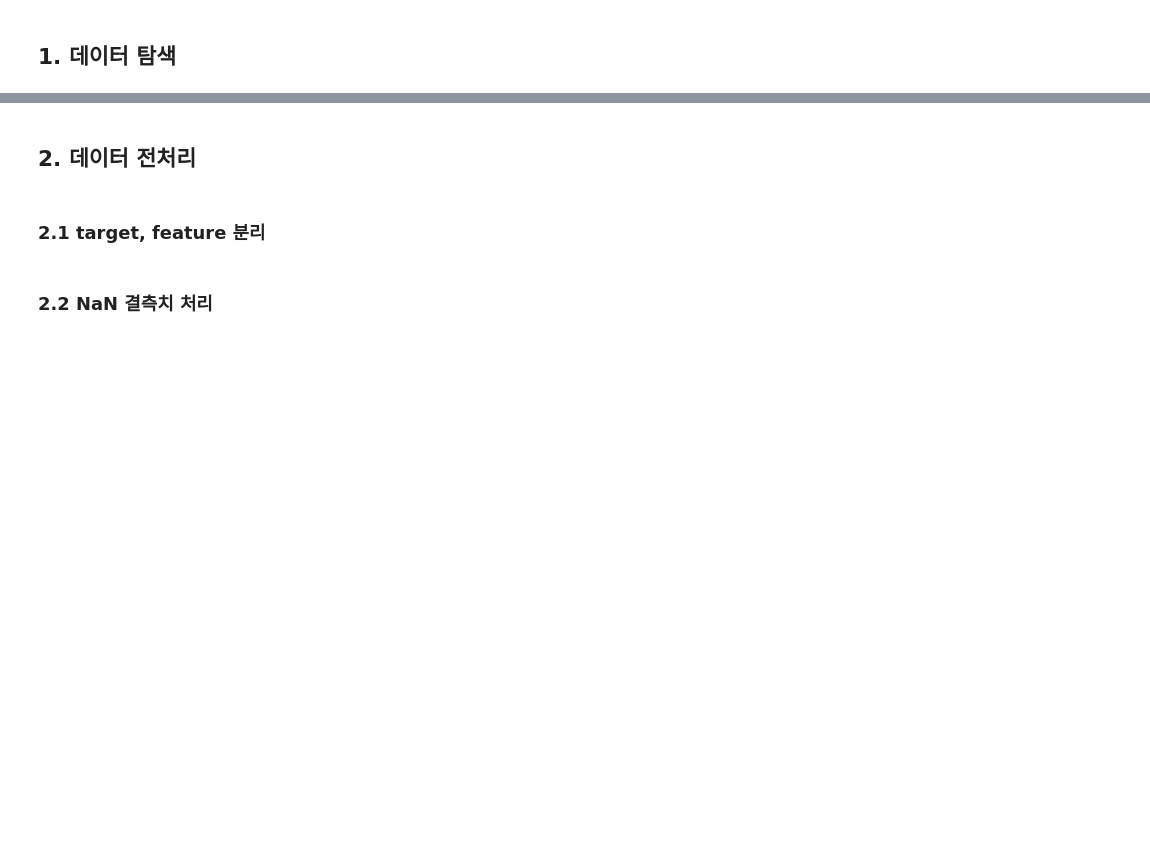
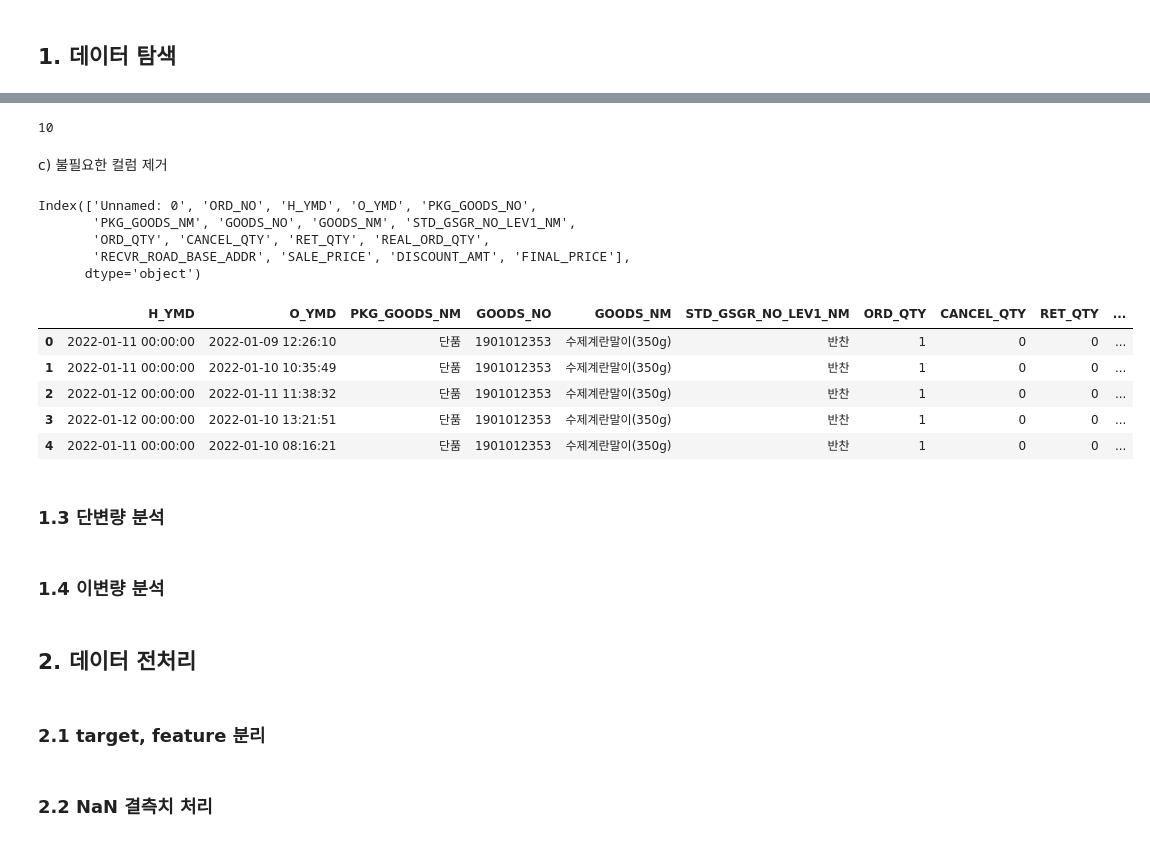
Before and after one commit to olsunghyun0416/Dongwon_Project, a Jupyter notebook: 더반찬_주문량예측.ipynb, the cells around one changed output, grey strips where cells are left out. Cells and saved outputs as stored; diff of their text form; code cells hidden in the pictures; blank space fills up the shorter version.

```diff
--- a/더반찬_주문량예측.ipynb
+++ b/더반찬_주문량예측.ipynb
@@ -40,0 +90,5 @@
+# %%
+# 카피 데이터 생성
+copy_data = raw_data.copy()
+
+copy_data.head()
@@ -42,0 +242,13 @@
+# %%
+# 내일한정, 한정판매는 단품으로 대체
+# 한정판매 중에는 단품이 아닌 세트도 있어서 이를 유의해야 함(ex. '[한정판매]손님초대상 set', '[한정판매]반찬 한 상 set', '[한정판매]키즈 set')
+
+# 내일한정이 붙은 제품은 모두 단품인 것을 확인하여 카테고리를 단품으로 바꿔줌
+copy_data['PKG_GOODS_NM'].loc[copy_data['PKG_GOODS_NM'].str.contains('내일한정')] = '단품'
+
+# 한정판매 중에서 두 제품만 단품이었기에 두 제품을 단품으로 바꿔줌
+copy_data['PKG_GOODS_NM'].loc[copy_data['PKG_GOODS_NM'] == '[한정판매] 두메산나물비빔밥재료'] = '단품'
+copy_data['PKG_GOODS_NM'].loc[copy_data['PKG_GOODS_NM'] == '[한정판매] 옛날잡채(500g)'] = '단품'
+
+# 단품으로 바꿔주지 않은 모든 제품을 세트로 바꿔줌
+copy_data['PKG_GOODS_NM'].loc[copy_data['PKG_GOODS_NM'] != '단품'] = '세트'
@@ -42,0 +385,8 @@
+# %%
+# 위 과정을 거치고도 남은 데이터와 세트와 상품이라는 이름으로 잘못 적재 된 데이터들은 NaN값으로 바꾸어준다.
+# 해당 결측치는 추우 KNN Imputer나 다른 방법으로 메꿀 예정이다.
+
+area = ['서울시','인천시','부산시','대구시','광주시','대전시','울산시','세종시','용인시','고양시','수원시', '강원도',
+        '성남시','경기도','충청남도','충청북도','전라남도','전라북도','경상남도','경상북도','제주시']
+
+copy_data['RECVR_ROAD_BASE_ADDR'].loc[~copy_data['RECVR_ROAD_BASE_ADDR'].isin(area)] = np.nan
@@ -43,3 +428,35 @@
+# %%
+# 약 10개 가량의 결측치가 생겼다.
+# 이는 추후에 KNN imputer나 다른 방식으로 채워줄 예정이다.
+copy_data['RECVR_ROAD_BASE_ADDR'].isna().sum()
+# %% [output]
+10
+# %% [markdown]
+c) 불필요한 컬럼 제거
+# %%
+copy_data.columns
+# %% [output]
+Index(['Unnamed: 0', 'ORD_NO', 'H_YMD', 'O_YMD', 'PKG_GOODS_NO',
+       'PKG_GOODS_NM', 'GOODS_NO', 'GOODS_NM', 'STD_GSGR_NO_LEV1_NM',
+       'ORD_QTY', 'CANCEL_QTY', 'RET_QTY', 'REAL_ORD_QTY',
+       'RECVR_ROAD_BASE_ADDR', 'SALE_PRICE', 'DISCOUNT_AMT', 'FINAL_PRICE'],
+      dtype='object')
+# %%
+dummy_col = ['Unnamed: 0', 'ORD_NO', 'PKG_GOODS_NO']
+copy_data = copy_data.drop(dummy_col, axis=1)
+# %%
+copy_data.head()
+# %% [output]
+|  | H_YMD | O_YMD | PKG_GOODS_NM | GOODS_NO | GOODS_NM | STD_GSGR_NO_LEV1_NM | ORD_QTY | CANCEL_QTY | RET_QTY | ... |
+| 0 | 2022-01-11 00:00:00 | 2022-01-09 12:26:10 | 단품 | 1901012353 | 수제계란말이(350g) | 반찬 | 1 | 0 | 0 | ... |
+| 1 | 2022-01-11 00:00:00 | 2022-01-10 10:35:49 | 단품 | 1901012353 | 수제계란말이(350g) | 반찬 | 1 | 0 | 0 | ... |
+| 2 | 2022-01-12 00:00:00 | 2022-01-11 11:38:32 | 단품 | 1901012353 | 수제계란말이(350g) | 반찬 | 1 | 0 | 0 | ... |
+| 3 | 2022-01-12 00:00:00 | 2022-01-10 13:21:51 | 단품 | 1901012353 | 수제계란말이(350g) | 반찬 | 1 | 0 | 0 | ... |
+| 4 | 2022-01-11 00:00:00 | 2022-01-10 08:16:21 | 단품 | 1901012353 | 수제계란말이(350g) | 반찬 | 1 | 0 | 0 | ... |
+# %% [markdown]
+### 1.3 단변량 분석
+# %% [markdown]
+### 1.4 이변량 분석
 # %% [markdown]
 ## 2. 데이터 전처리
 # %% [markdown]
```
Also changed, not shown: parts of 25 cells of this notebook.
